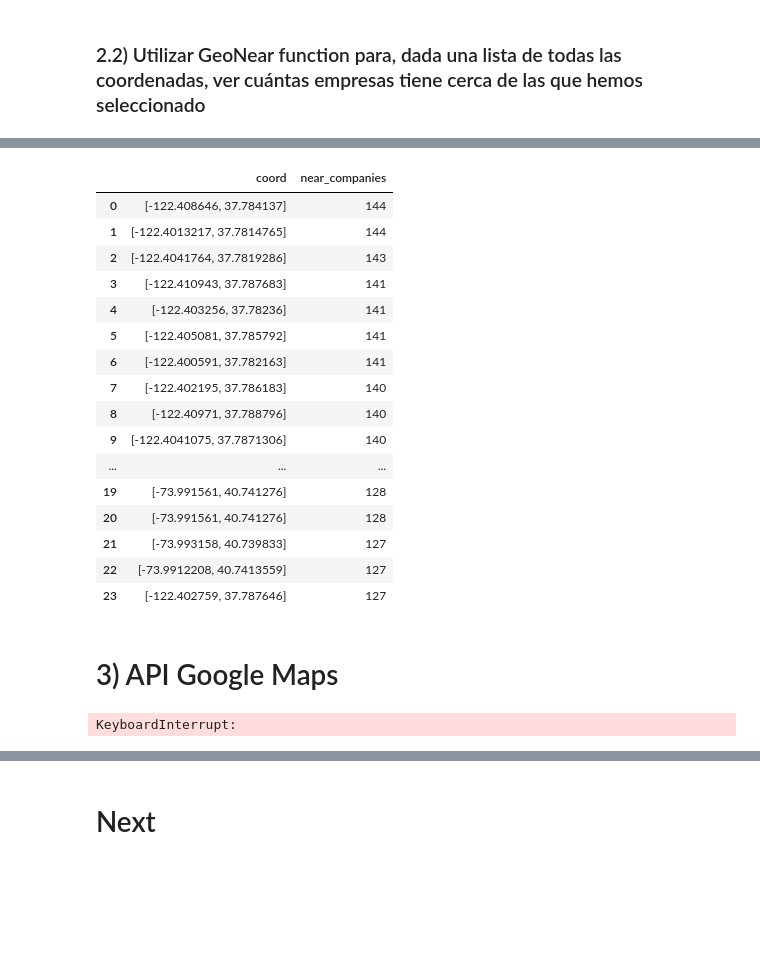
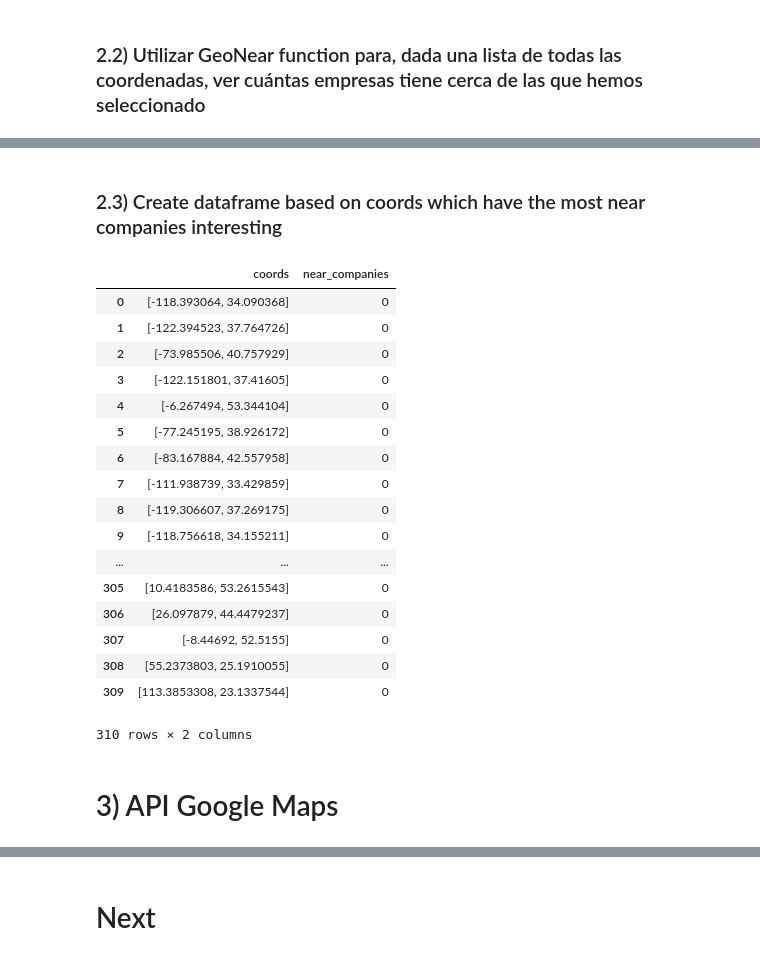
Before and after one commit to begoechavarren/company-location-finder, a Jupyter notebook: Pymongo jupyter.ipynb, the cells around one changed output, grey strips where cells are left out. Saved outputs shown, nothing was run; the diff lists cells and outputs as text; code cells hidden in the pictures; blank space fills up the shorter version.

```diff
--- a/Pymongo jupyter.ipynb
+++ b/Pymongo jupyter.ipynb
@@ -154,0 +194,4 @@ companies.to_json('./offices.json', orient="records")
+# %%
+coord_list = coord_list_creator(companies)
+print(len(coord_list))
+coord_list
@@ -197,8 +259,8 @@ print(selected_df.shape)
 # %%
 #funcion para sacar compañías a la redonda
 #crear el geoindex en MongoDB Compass
-def getCompaniesNear(lat,long, max_meters=2000):
-    return list(db.selected.find({
+def getCompaniesNear(document,lat,long, max_meters=2000):
+    return list(db.document.find({
         "position": {
             "$near": {
                "$geometry": {
@@ -214,12 +276,3 @@ def getCompaniesNear(lat,long, max_meters=2000):
 # 1) aqui la base de datos puedo poner la de selected,
 # 2) pero longitudes y latitudes coger todas para tener más dónde mirar -- > crear una lista con todos los geopoints
 #de companies!
-# %%
-#creo lista de TODAS las coordenadas para probarlas todas y ver cuál tiene más empresas de las de selected alrededor
-coord_list = []
-
-for i in range(len(companies.index)):
-    coord = companies.iloc[i]["position"]['coordinates']
-    coord_list.append([coord,len(pd.DataFrame(getCompaniesNear(coord[1],coord[0])).index)])
-
-coord_list.sort(key = lambda x: x[1], reverse = True)
@@ -255,21 +279,2 @@ def loc_selector_nearcompanies(lst):
-# %%
-df_coordenates = pd.DataFrame(loc_selector_nearcompanies(coord_list), columns= ['coord', 'near_companies'])
-df_coordenates
-# %% [output]
-|  | coord | near_companies |
-| 0 | [-122.408646, 37.784137] | 144 |
-| 1 | [-122.4013217, 37.7814765] | 144 |
-| 2 | [-122.4041764, 37.7819286] | 143 |
-| 3 | [-122.410943, 37.787683] | 141 |
-| 4 | [-122.403256, 37.78236] | 141 |
-| 5 | [-122.405081, 37.785792] | 141 |
-| 6 | [-122.400591, 37.782163] | 141 |
-| 7 | [-122.402195, 37.786183] | 140 |
-| 8 | [-122.40971, 37.788796] | 140 |
-| 9 | [-122.4041075, 37.7871306] | 140 |
-| ... | ... | ... |
-| 19 | [-73.991561, 40.741276] | 128 |
-| 20 | [-73.991561, 40.741276] | 128 |
-| 21 | [-73.993158, 40.739833] | 127 |
-| 22 | [-73.9912208, 40.7413559] | 127 |
-| 23 | [-122.402759, 37.787646] | 127 |
+# %% [markdown]
+### 2.3) Create dataframe based on coords which have the most near companies interesting
@@ -276,3 +293,25 @@ df_coordenates
+# %%
+my_df = df_creator(selected, coord_list)
+my_df
+# %% [output]
+|  | coords | near_companies |
+| 0 | [-118.393064, 34.090368] | 0 |
+| 1 | [-122.394523, 37.764726] | 0 |
+| 2 | [-73.985506, 40.757929] | 0 |
+| 3 | [-122.151801, 37.41605] | 0 |
+| 4 | [-6.267494, 53.344104] | 0 |
+| 5 | [-77.245195, 38.926172] | 0 |
+| 6 | [-83.167884, 42.557958] | 0 |
+| 7 | [-111.938739, 33.429859] | 0 |
+| 8 | [-119.306607, 37.269175] | 0 |
+| 9 | [-118.756618, 34.155211] | 0 |
+| ... | ... | ... |
+| 305 | [10.4183586, 53.2615543] | 0 |
+| 306 | [26.097879, 44.4479237] | 0 |
+| 307 | [-8.44692, 52.5155] | 0 |
+| 308 | [55.2373803, 25.1910055] | 0 |
+| 309 | [113.3853308, 23.1337544] | 0 |
+310 rows × 2 columns
 # %% [markdown]
 # 3) API Google Maps
 # %%
@@ -297,12 +335,3 @@ def countGoogledata(place, radius, coord, key):
 #https://developers.google.com/places/web-service/get-api-key
 #https://console.cloud.google.com/billing/0163C0-E6306C-B76C83?project=project-ironhack-pymongo
 #https://developers.google.com/calendar/v3/pagination
-# %%
-list_count_places = []
-
-for x in df_coordenates['coord']:
-    list_count_places.append(countGoogledata("starbucks", 1500, x, bego_key))
-
-list_count_places
-# %% [output]
-KeyboardInterrupt:
```
Also changed, not shown: parts of 18 cells of this notebook.
